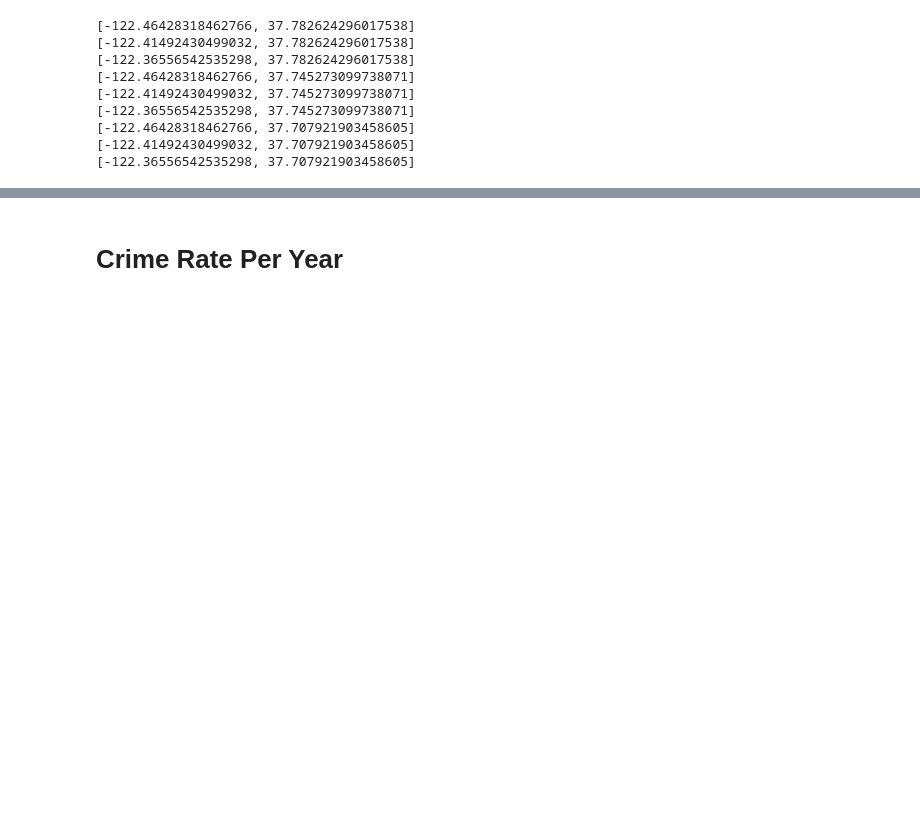
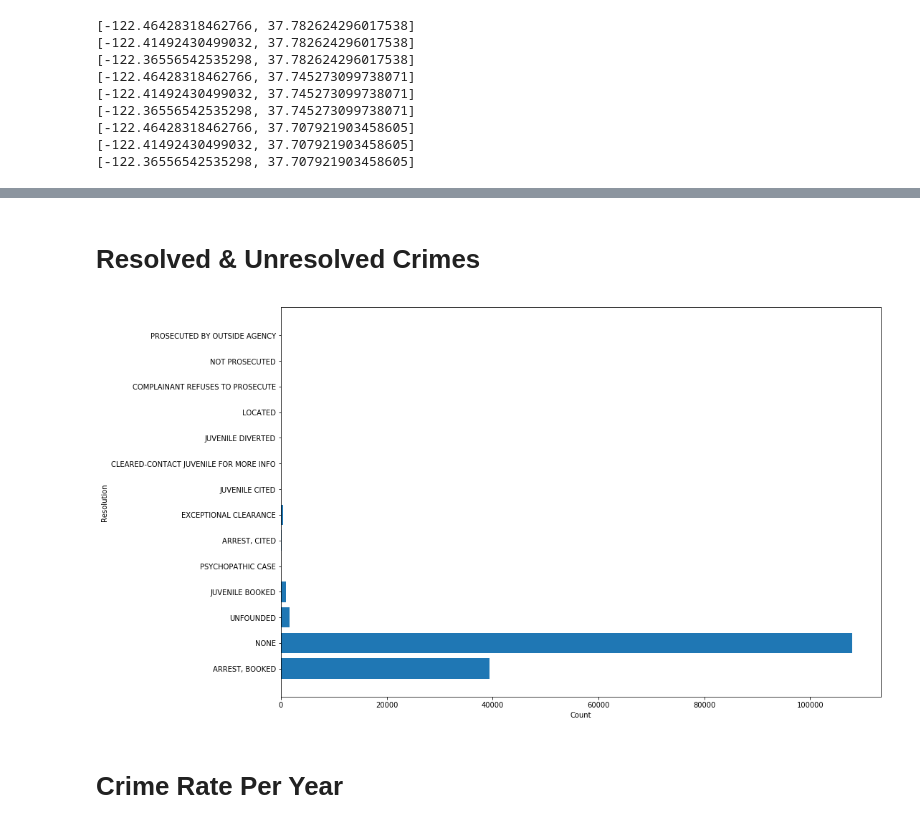
Before and after one commit to NathanNguyen345/DataScience_Capstone1, a Jupyter notebook: ExploratoryData/SF_Crime_Rate.ipynb, the cells around one changed output, grey strips where cells are left out. Cells and saved outputs as stored; diff of their text form; code cells hidden in the pictures; blank space fills up the shorter version.

```diff
--- a/ExploratoryData/SF_Crime_Rate.ipynb
+++ b/ExploratoryData/SF_Crime_Rate.ipynb
@@ -163,3 +315,22 @@ for row in range(size):
+# %% [markdown]
+# Resolved & Unresolved Crimes
+# %%
+resolution_df = Counter(sf_data_2016['Resolution'])
+resolution_df = pd.DataFrame.from_dict(resolution_df, orient='index')
+resolution_df.columns = ['Count']
+
+res   = resolution_df.index.tolist()
+y_pos = np.arange(len(resolution_df))
+x_pos = resolution_df['Count'].tolist()
+
+ax = plt.barh(y_pos, x_pos)
+plt.xlabel('Count')
+plt.ylabel('Resolution')
+plt.yticks(y_pos, res)
+
+plt.show()
+# %% [output]
+[figure, added]
 # %% [markdown]
 # Crime Rate Per Year
 # %% [markdown]
```
Also changed, not shown: parts of 26 cells of this notebook.
